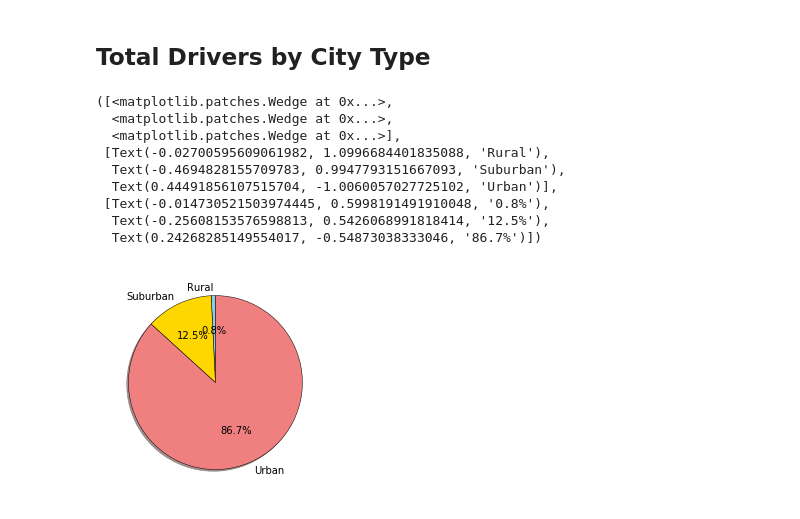
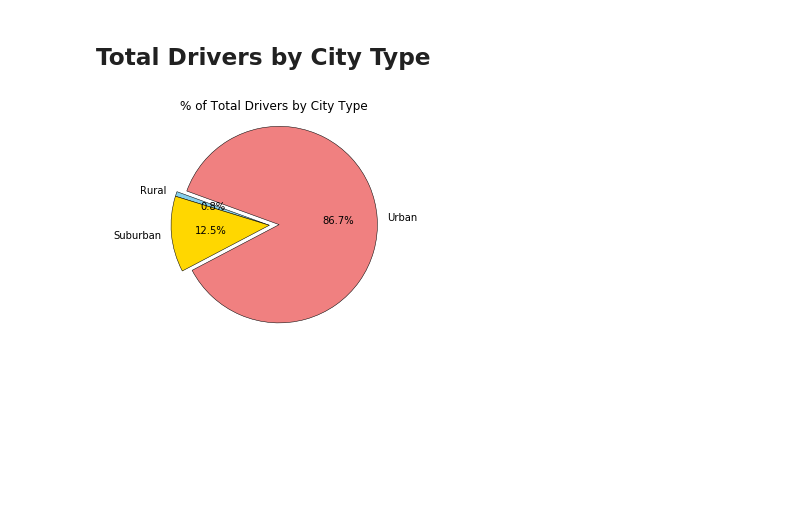
Before and after one commit to bossardaaron/matlib, a Jupyter notebook: bossard_pyber_starter.ipynb, the cells around one changed output. Cells and saved outputs as stored; diff of their text form; code cells hidden in the pictures; blank space fills up the shorter version.

```diff
--- a/bossard_pyber_starter.ipynb
+++ b/bossard_pyber_starter.ipynb
@@ -139,27 +121,21 @@ plt.show()
 # %%
 # Calculate Driver Percents
 driver_sum = neighborhood_type.sum()['driver_count']
+
 # Build Pie Charts
 labels = driver_sum.index
-colors = ["lightcoral","gold","skyblue"]
-explode = [0 , 0, 0]
-plt.pie(driver_sum, startangle = 90, colors = colors,
+colors = ["skyblue","gold","lightcoral"]
+explode = [0 , 0, .1]
+plt.pie(driver_sum, startangle = 160, colors = colors,
         explode = explode, labels = labels, autopct = "%1.1f%%",
-        shadow = True, wedgeprops = {'linewidth': .5, 'edgecolor': 'black'})
+        shadow = False, wedgeprops = {'linewidth': .5, 'edgecolor': 'black'})
+plt.title("% of Total Drivers by City Type")
 plt.axis("equal")
+
 # Save Figure
-plt.savefig("../Images/PyberRideSharing.png")
+plt.savefig("../Images/TotalDriversbyCityType.png")
 # %% [output]
-([<matplotlib.patches.Wedge at 0x...>,
-  <matplotlib.patches.Wedge at 0x...>,
-  <matplotlib.patches.Wedge at 0x...>],
- [Text(-0.02700595609061982, 1.0996684401835088, 'Rural'),
-  Text(-0.4694828155709783, 0.9947793151667093, 'Suburban'),
-  Text(0.44491856107515704, -1.0060057027725102, 'Urban')],
- [Text(-0.014730521503974445, 0.5998191491910048, '0.8%'),
-  Text(-0.25608153576598813, 0.5426068991818414, '12.5%'),
-  Text(0.24268285149554017, -0.54873038333046, '86.7%')])
-[figure, old version]
+[figure, new version]
 # %%
 # Show Figure
 plt.show()
```
Also changed, not shown: parts of 3 cells of this notebook.
